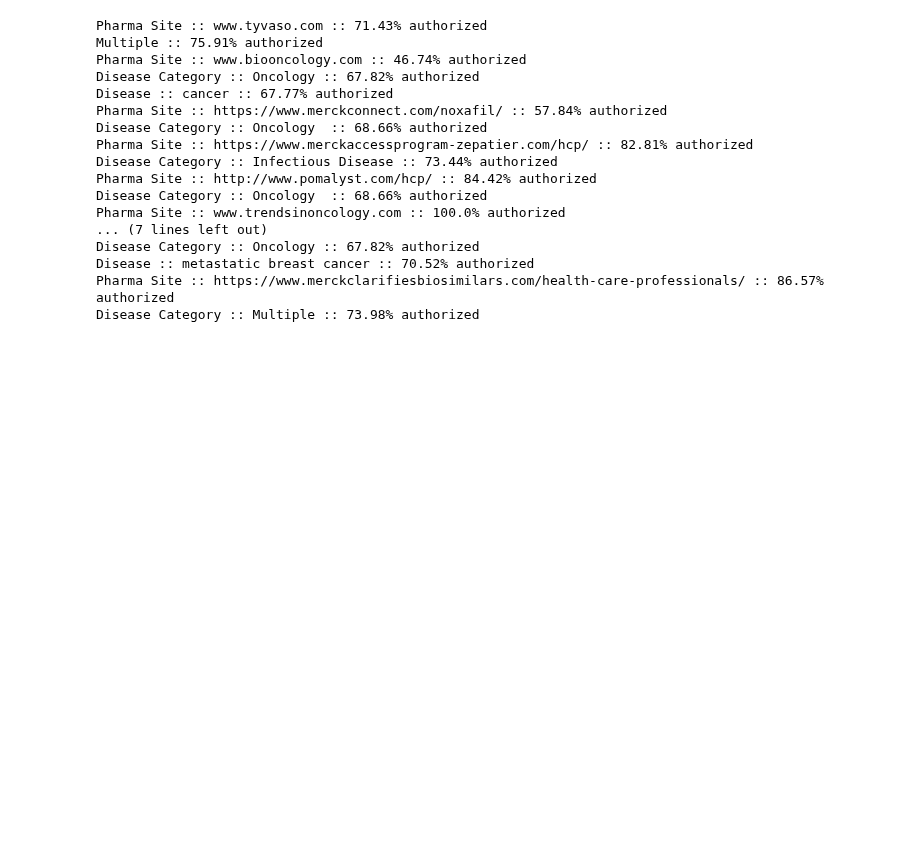
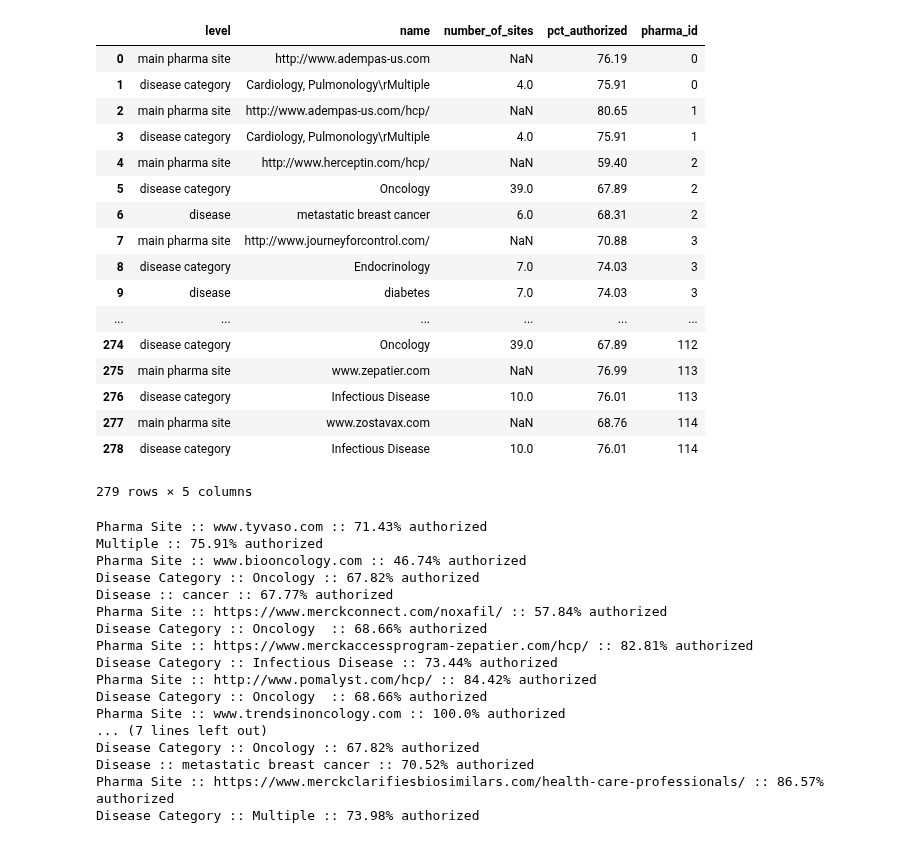
Before and after one commit to AmbitionData/DMD_AIM, a Jupyter notebook: models/authorized_visits_by_disease.ipynb, the cells around one changed output. Drawn from its saved outputs; the diff is of its cells as text; code cells hidden in the pictures; blank space fills up the shorter version.

```diff
--- a/models/authorized_visits_by_disease.ipynb
+++ b/models/authorized_visits_by_disease.ipynb
@@ -53,25 +41,44 @@ pharma_activity['pct_authorized'] = pharma_activity.apply(lambda x: x.authorized
 # %%
-pharma_activity = pharma_activity.fillna('')
+pharma_activity['pharma_id'] = range(len(pharma_activity))
 # %%
-def authorized_visits(pharma_site, pharma_activity):
+def authorized_visits_dict(pharma_site, pharma_activity):
+    compare = []
     f = pharma_activity[pharma_activity.url==pharma_site]
-    print 'Pharma Site :: ' + pharma_site + ' :: ' + str(round(f.pct_authorized*100,2)) + '% authorized'
+    d = {}
+    d['pharma_id'] = f.pharma_id.item()
+    d['level'] = 'main pharma site'
+    d['name'] = pharma_site
+    d['pct_authorized'] = round(f.pct_authorized*100,2)
+    compare.append(d)
     disease_category = f.disease_category.item()
     fd = pharma_activity[pharma_activity.disease_category==disease_category]
     if len(fd) >= 3:
+        d = {}
         authorized = sum(fd.authorized_visits)
         total = sum(fd.total_visits)
-        print 'Disease Category :: ' + disease_category + ' :: ' + str(round(authorized/total*100, 2)) + '% authorized'
+        d['pharma_id'] = f.pharma_id.item()
+        d['level'] = 'disease category'
+        d['name'] = disease_category
+        d['pct_authorized'] = round(authorized/total*100, 2)
+        d['number_of_sites'] = len(fd)
+        compare.append(d)
         diseases = [x.lower().strip() for x in f.disease.item().split(',') if x.strip() != '']
-        for d in diseases:
+        for t in diseases:
             authorized = 0
             total = 0
             count = 0
-            for row in fd.iterrows():
+            for row in pharma_activity.iterrows():
                 r = row[1]
-                if d in r.disease.lower():
+                if t in r.disease.lower():
                     authorized += r.authorized_visits
                     total += r.total_visits
                     count += 1
             if count >= 3:
-                print 'Disease :: ' + d + ' :: ' + str(round(authorized/total*100, 2)) + '% authorized'
+                d = {}
+                d['pharma_id'] = f.pharma_id.item()
+                d['level'] = 'disease'
+                d['name'] = t
+                d['pct_authorized'] = round(authorized/total*100, 2)
+                d['number_of_sites'] = count
+                compare.append(d)
+    return compare
@@ -77,0 +97,27 @@ def authorized_visits(pharma_site, pharma_activity):
+# %%
+all_urls = []
+for url in pharma_activity.url:
+    all_urls += authorized_visits_dict(url, pharma_activity)
+# %%
+df = pd.DataFrame(all_urls)
+# %%
+df
+# %% [output]
+|  | level | name | number_of_sites | pct_authorized | pharma_id |
+| 0 | main pharma site | http://www.adempas-us.com | NaN | 76.19 | 0 |
+| 1 | disease category | Cardiology, Pulmonology\rMultiple | 4.0 | 75.91 | 0 |
+| 2 | main pharma site | http://www.adempas-us.com/hcp/ | NaN | 80.65 | 1 |
+| 3 | disease category | Cardiology, Pulmonology\rMultiple | 4.0 | 75.91 | 1 |
+| 4 | main pharma site | http://www.herceptin.com/hcp/ | NaN | 59.40 | 2 |
+| 5 | disease category | Oncology | 39.0 | 67.89 | 2 |
+| 6 | disease | metastatic breast cancer | 6.0 | 68.31 | 2 |
+| 7 | main pharma site | http://www.journeyforcontrol.com/ | NaN | 70.88 | 3 |
+| 8 | disease category | Endocrinology | 7.0 | 74.03 | 3 |
+| 9 | disease | diabetes | 7.0 | 74.03 | 3 |
+| ... | ... | ... | ... | ... | ... |
+| 274 | disease category | Oncology | 39.0 | 67.89 | 112 |
+| 275 | main pharma site | www.zepatier.com | NaN | 76.99 | 113 |
+| 276 | disease category | Infectious Disease | 10.0 | 76.01 | 113 |
+| 277 | main pharma site | www.zostavax.com | NaN | 68.76 | 114 |
+| 278 | disease category | Infectious Disease | 10.0 | 76.01 | 114 |
+279 rows × 5 columns
```
Also changed, not shown: parts of 15 cells of this notebook, 4 other files.
